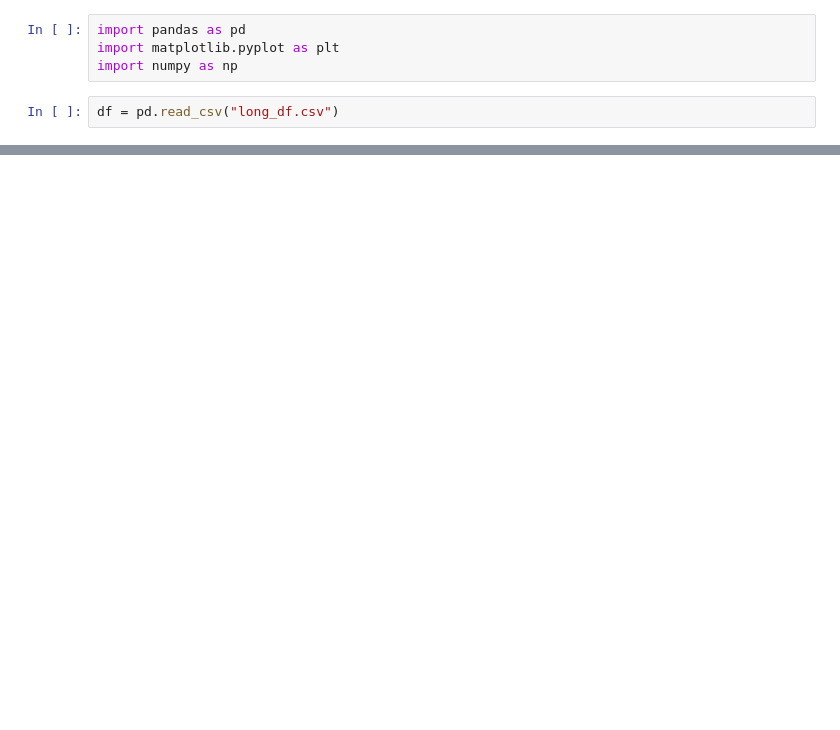
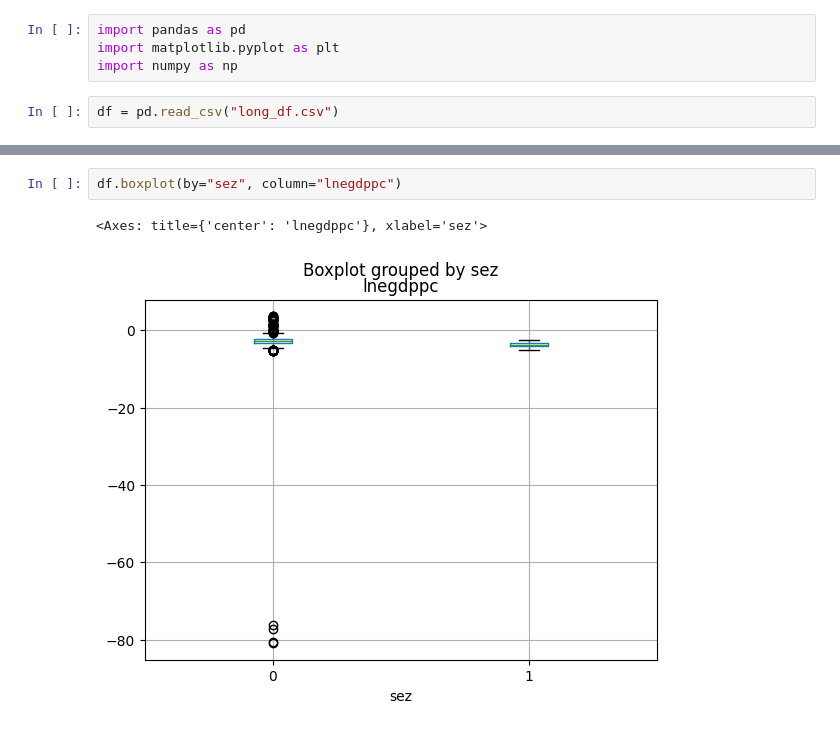
Before and after one commit to HendrixPeralta/research_data, a Jupyter notebook: aggregated _data/municipalities/exploratory_analysis.ipynb, the cells around one changed output, grey strips where cells are left out. Drawn from its saved outputs; the diff is of its cells as text; blank space fills up the shorter version.

```diff
--- a/aggregated _data/municipalities/exploratory_analysis.ipynb
+++ b/aggregated _data/municipalities/exploratory_analysis.ipynb
@@ -26,0 +68,5 @@ NameError: name 'np' is not defined
+# %%
+df.boxplot(by="sez", column="lnegdppc")
+# %% [output]
+<Axes: title={'center': 'lnegdppc'}, xlabel='sez'>
+[figure, added]
```
Also changed, not shown: parts of 11 cells of this notebook.
